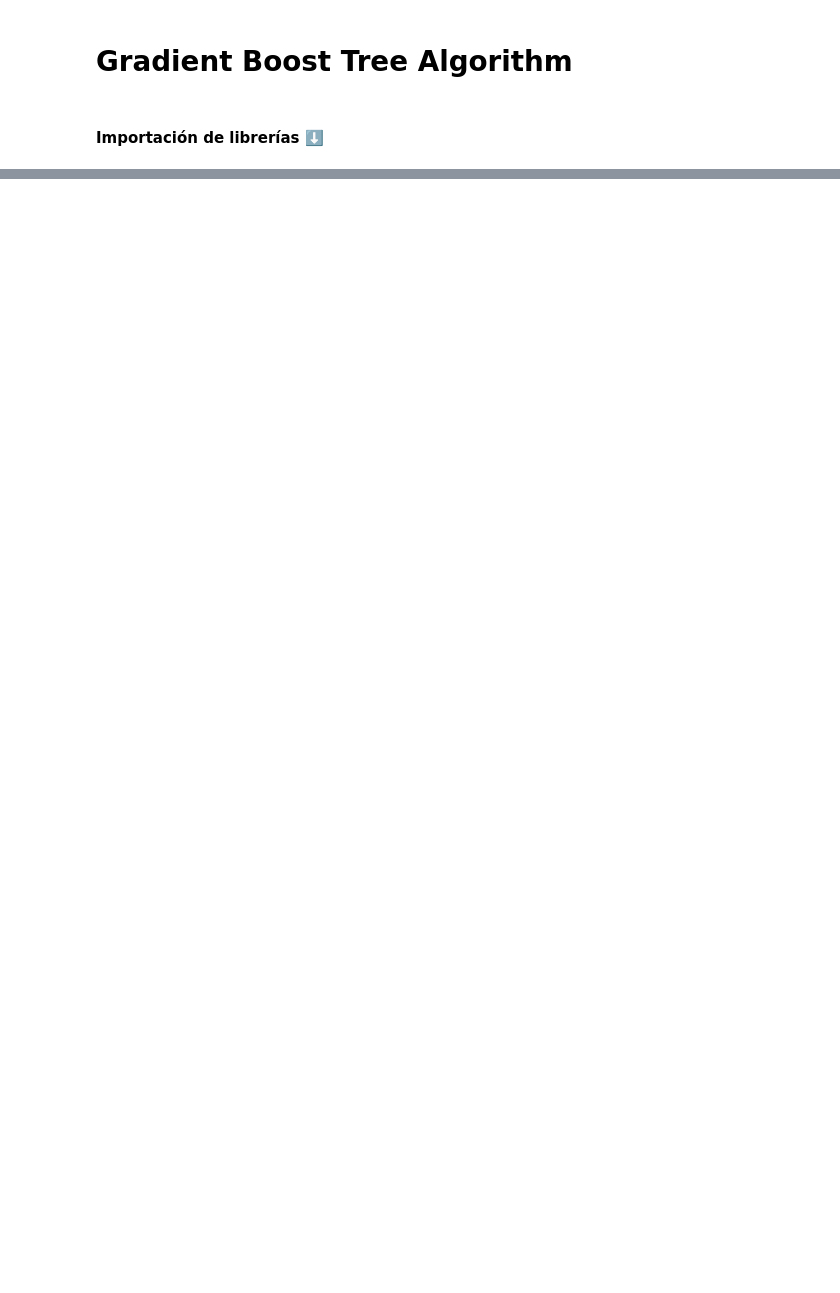
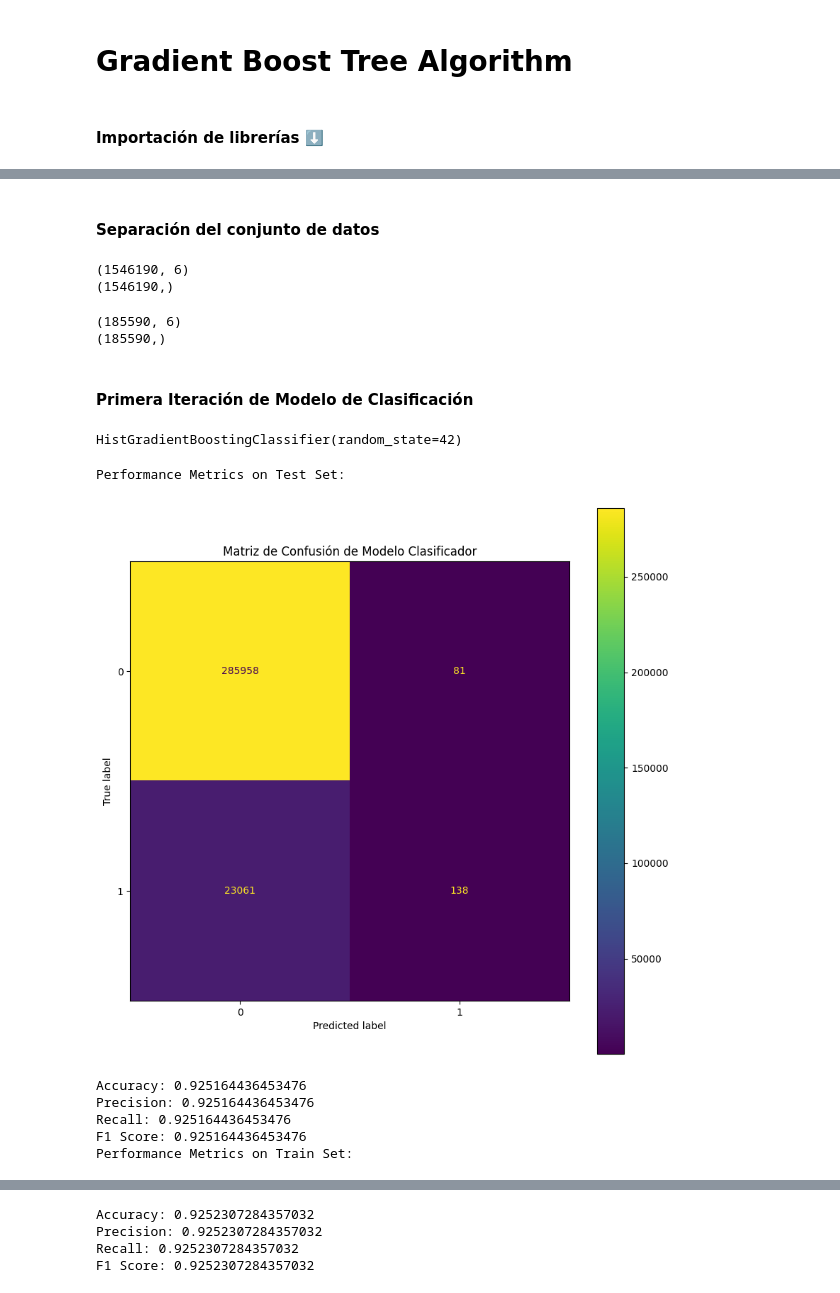
Before and after one commit to MelissaPerez09/Proyecto-DataMining, a Jupyter notebook: GradientBoostTree.ipynb, the cells around one changed output, grey strips where cells are left out. Cells and saved outputs as stored; diff of their text form; code cells hidden in the pictures; blank space fills up the shorter version.

```diff
--- a/GradientBoostTree.ipynb
+++ b/GradientBoostTree.ipynb
@@ -42,0 +521,58 @@ please provide us feedback at https://github.com/pandas-dev/pandas/issues/54466
+# %% [markdown]
+#### Separación del conjunto de datos
+# %%
+df_cp = categoryData.copy()
+
+df_cp.pop('DIASESTANCIA')
+df_cp.pop('MUNIRESIDEN')
+df_cp.pop('AÑO')
+df_cp.pop('MES')
+
+df_cp = df_cp.loc[~df_cp['PPERTENENCIA'].isin([9, 5])]
+df_cp = df_cp.loc[df_cp['CAUFIN'] < 3000]
+
+# Drop 'CAUFIN' as it is redundant with respect to 'ICDCAT'
+df_cp.pop('CAUFIN')
+
+# Separate the target variable 'CATDIAS' into y and the rest of the DataFrame into X
+y = df_cp.pop('CATDIAS')
+X = df_cp
+
+print(X.shape)
+print(y.shape)
+# %% [output]
+(1546190, 6)
+(1546190,)
+# %%
+# Stratified sampling
+X_train, X_test, y_train, y_test = train_test_split(X, y, stratify=y, test_size=test_size, random_state=random_state)
+
+rus = RandomUnderSampler(random_state=random_state)
+X_balanced, y_balanced = rus.fit_resample(X_train, y_train)
+
+print(X_balanced.shape)
+print(y_balanced.shape)
+# %% [output]
+(185590, 6)
+(185590,)
+# %% [markdown]
+#### Primera Iteración de Modelo de Clasificación
+# %%
+clf = HistGradientBoostingClassifier(random_state=random_state)
+clf.fit(X_train, y_train)
+# %% [output]
+HistGradientBoostingClassifier(random_state=42)
+# %%
+print("Performance Metrics on Test Set:")
+clfMetrics(clf, X_test, y_test)
+
+print("Performance Metrics on Train Set:")
+clfMetrics(clf, X_train, y_train)
+# %% [output]
+Performance Metrics on Test Set:
+[figure, added]
+Accuracy: 0.925164436453476
+Precision: 0.925164436453476
+Recall: 0.925164436453476
+F1 Score: 0.925164436453476
+Performance Metrics on Train Set:
@@ -42,0 +580,4 @@ please provide us feedback at https://github.com/pandas-dev/pandas/issues/54466
+Accuracy: 0.9252307284357032
+Precision: 0.9252307284357032
+Recall: 0.9252307284357032
+F1 Score: 0.9252307284357032
```
Also changed, not shown: parts of 73 cells of this notebook.
